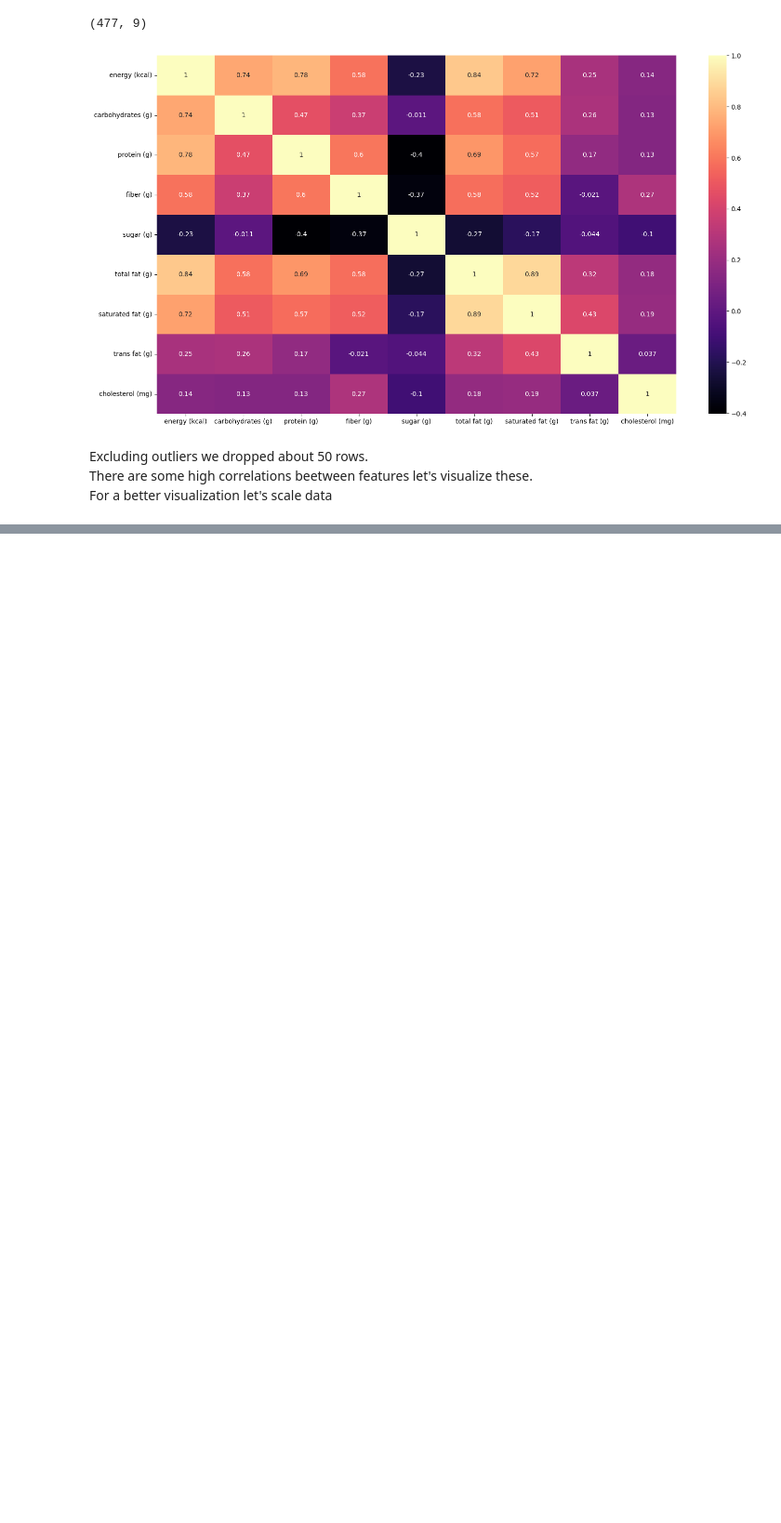
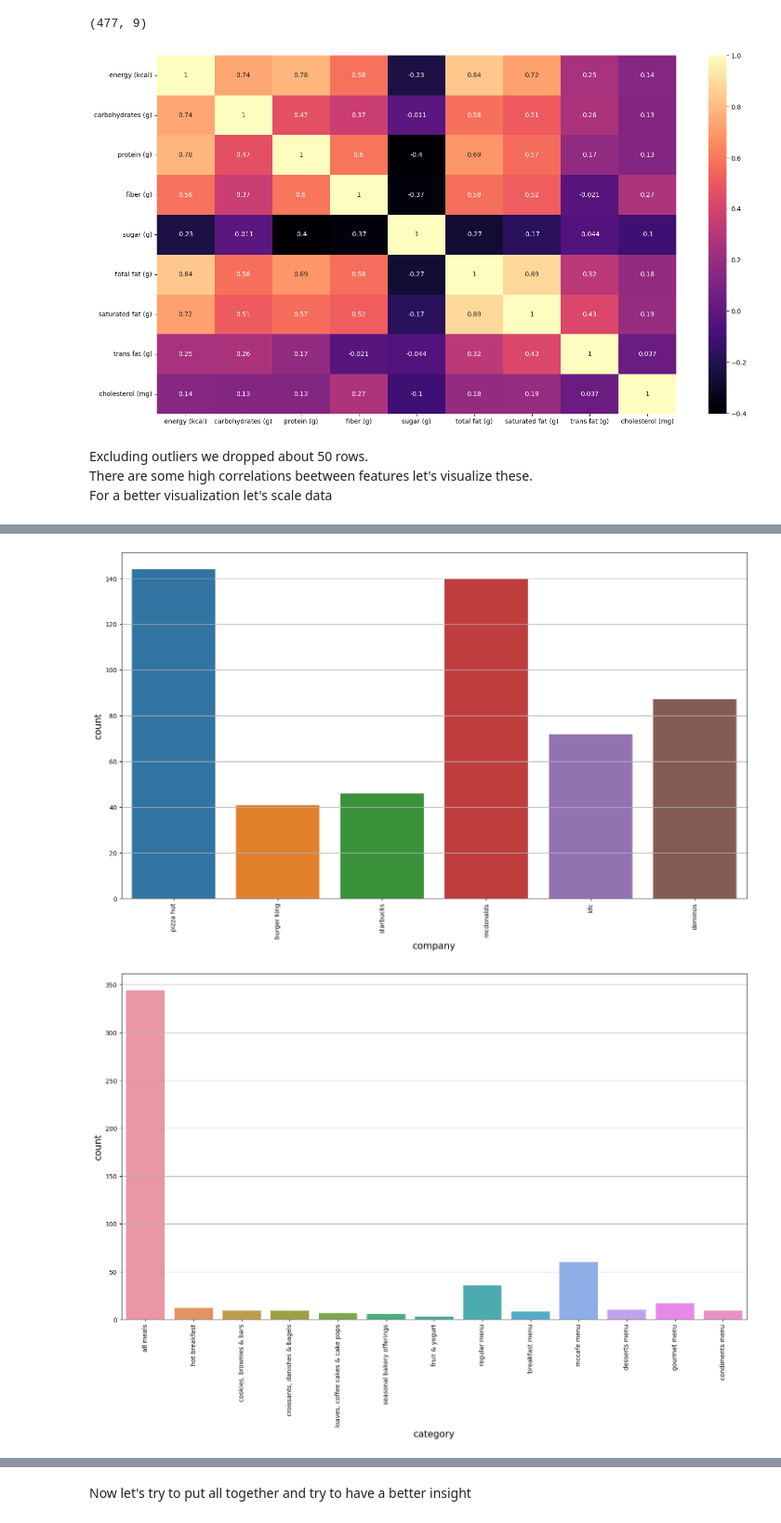
Before and after one commit to NicoGiamm/MachineLearning-DataScience_smallprojects, a Jupyter notebook: Fast Food Nutritional Values/Fast_food_analysis.ipynb, the cells around one changed output, grey strips where cells are left out. Shown at 93% size. Cells and saved outputs as stored; diff of their text form; code cells hidden in the pictures; blank space fills up the shorter version.

Commit message:
Added Categorical data

```diff
--- a/Fast Food Nutritional Values/Fast_food_analysis.ipynb
+++ b/Fast Food Nutritional Values/Fast_food_analysis.ipynb
@@ -180,0 +183,4 @@ graph.map_lower(my_kde)
+# %%
+cat_cols = data.select_dtypes(exclude=['float']).columns
+cat_df = data.loc[:,cat_cols]
+cat_df
@@ -180,0 +201,3 @@ graph.map_lower(my_kde)
+# %%
+for col in cat_df.columns:
+    print(cat_df[col].value_counts())
@@ -180,0 +222,8 @@ graph.map_lower(my_kde)
+# %%
+for col in cat_df.columns[:-1]:
+    sns.countplot(data=cat_df, x=col)
+    plt.xticks(rotation=90)
+    plt.show()
+# %% [output]
+[figure, added]
+[figure, added]
@@ -180,0 +231,2 @@ graph.map_lower(my_kde)
+# %% [markdown]
+Now let's try to put all together and try to have a better insight
```
Also changed, not shown: parts of 7 cells of this notebook.
